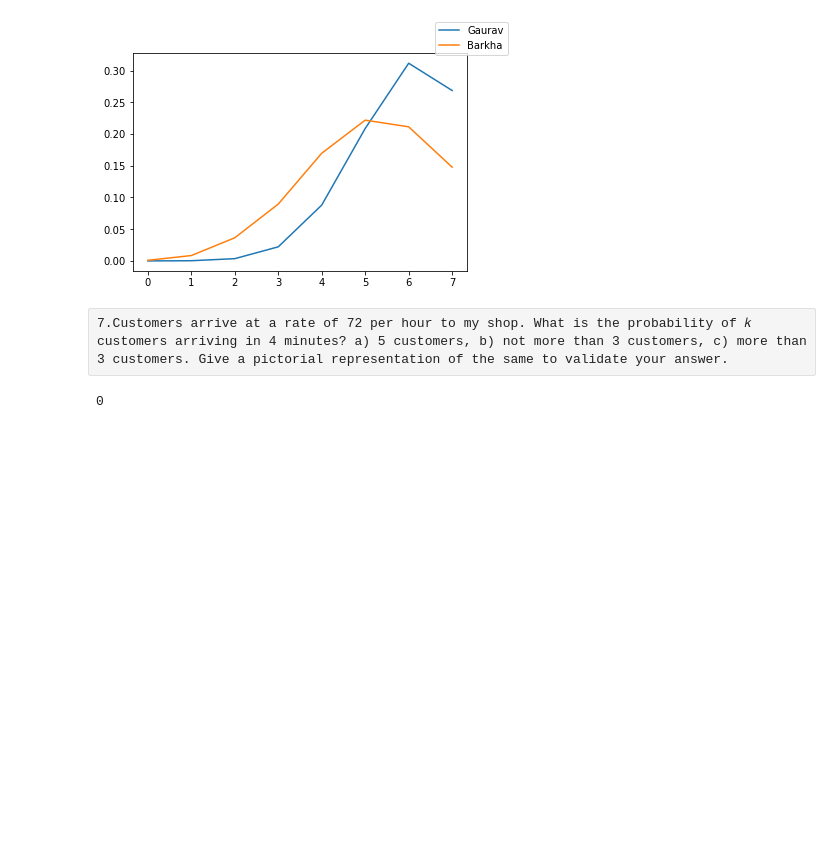
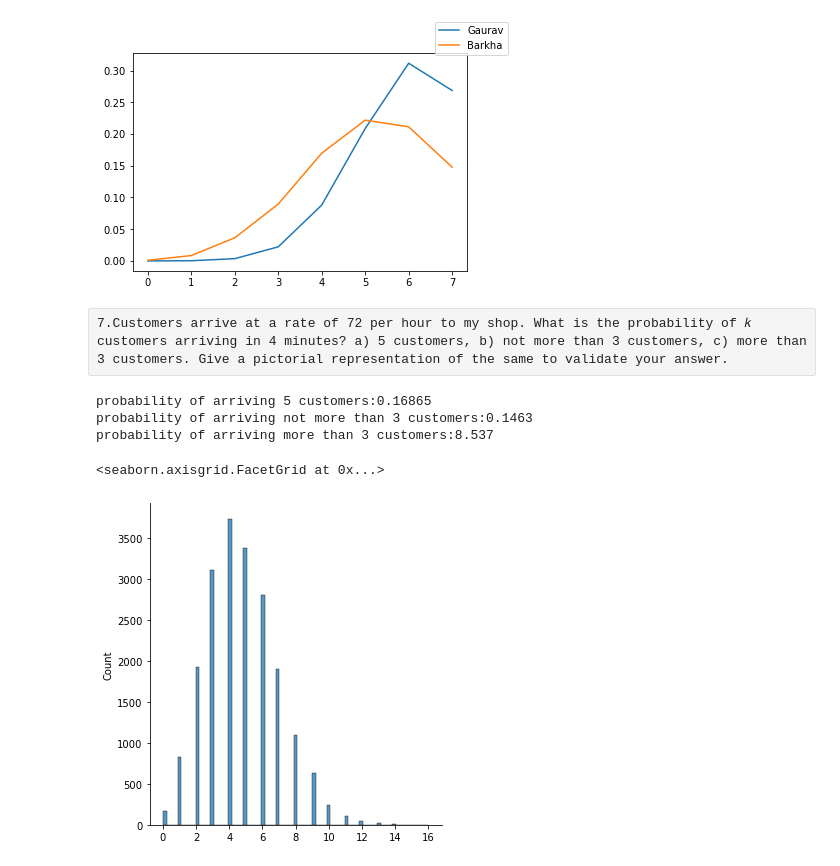
Before and after one commit to KrishnaDesai16/ML-DL, a Jupyter notebook: Stats Assignment1.ipynb, the cells around one changed output. Saved outputs shown, nothing was run; the diff lists cells and outputs as text; code cells hidden in the pictures; blank space fills up the shorter version.

```diff
--- a/Stats Assignment1.ipynb
+++ b/Stats Assignment1.ipynb
@@ -169,7 +169,18 @@ from numpy import random
 cust_4min=4*(72/60)
 cust_dist=random.poisson(cust_4min,20000)
 #p(customers==5)
-a=np.sum(cust_dist==5/20000)
-a
+a=np.sum(cust_dist==5)/20000
+b=np.sum(cust_dist<3)/20000
+c=np.sum(cust_dist>=3)/2000
+print('probability of arriving 5 customers:{}'.format(a))
+print('probability of arriving not more than 3 customers:{}'.format(b))
+print('probability of arriving more than 3 customers:{}'.format(c))
 # %% [output]
-0
+probability of arriving 5 customers:0.16865
+probability of arriving not more than 3 customers:0.1463
+probability of arriving more than 3 customers:8.537
+# %%
+sb.displot(cust_dist)
+# %% [output]
+<seaborn.axisgrid.FacetGrid at 0x...>
+[figure, added]
```
Also changed, not shown: parts of 7 cells of this notebook.
